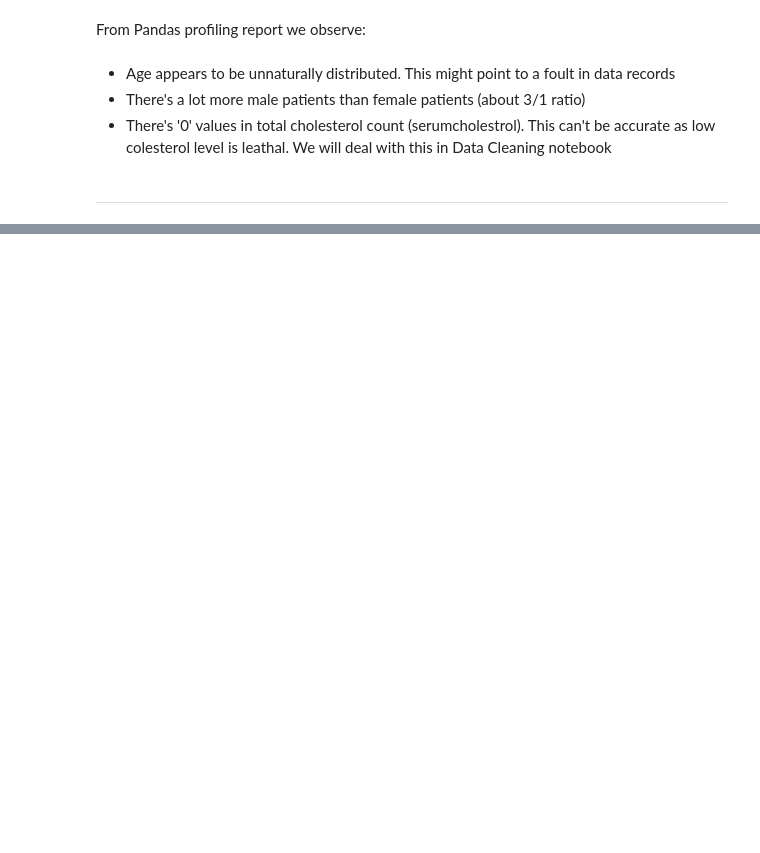
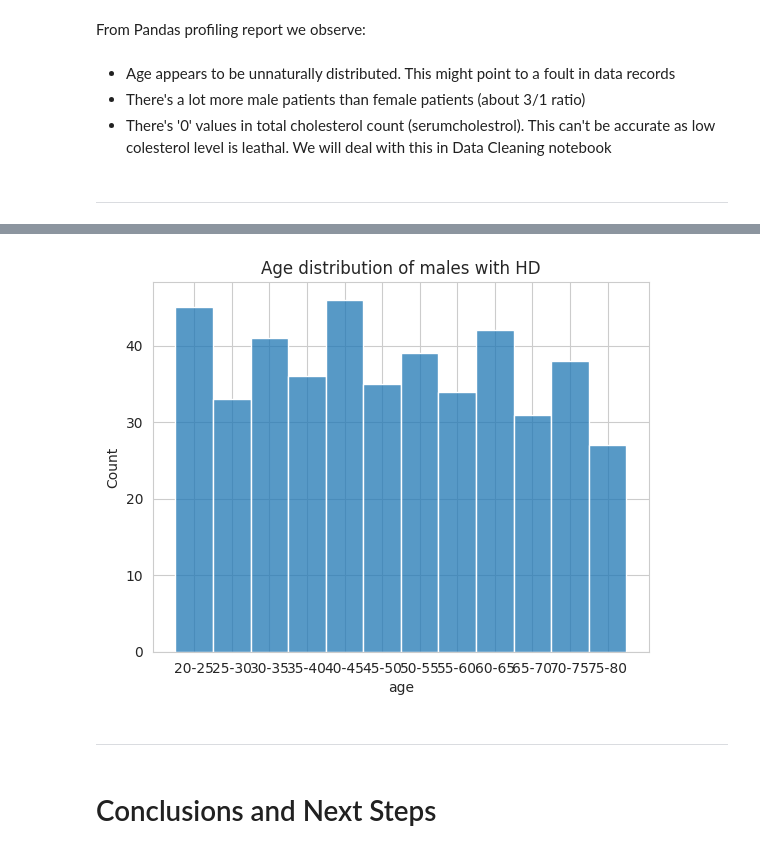
Before and after one commit to SimasJakubenas/cd-prediction-pp5, a Jupyter notebook: jupyter_notebooks/02 - Heart Disease Study.ipynb, the cells around one changed output, grey strips where cells are left out. Drawn from its saved outputs; the diff is of its cells as text; code cells hidden in the pictures; blank space fills up the shorter version.

```diff
--- a/jupyter_notebooks/02 - Heart Disease Study.ipynb
+++ b/jupyter_notebooks/02 - Heart Disease Study.ipynb
@@ -91,0 +200,7 @@ except Exception as e:
+# %%
+from feature_engine.discretisation import ArbitraryDiscretiser
+import numpy as np
+age_map = [-np.Inf, 25, 30, 35, 40, 45, 50, 55, 60, 65, 70, 75, np.Inf]
+disc = ArbitraryDiscretiser(binning_dict={'age': age_map})
+df_parallel = disc.fit_transform(df)
+df_parallel.head()
@@ -91,0 +220,14 @@ except Exception as e:
+# %%
+n_classes = len(age_map) - 1
+classes_ranges = disc.binner_dict_['age'][1:-1]
+
+labels_map = {}
+for n in range(0, n_classes):
+    if n == 0:
+        labels_map[n] = f"20-{classes_ranges[0]}"
+    elif n == n_classes-1:
+        labels_map[n] = f"{classes_ranges[-1]}-80"
+    else:
+        labels_map[n] = f"{classes_ranges[n-1]}-{classes_ranges[n]}"
+
+labels_map
@@ -91,0 +249,3 @@ except Exception as e:
+# %%
+df_parallel['age'] = df_parallel['age'].replace(labels_map)
+df_parallel.head()
@@ -91,0 +259,13 @@ except Exception as e:
+# %%
+df_age_hd = df_parallel[df_parallel['target'] == 1]
+df_male_age_hd = df_age_hd[df_age_hd['gender'] == 1]
+df_sorted_male_age = df_male_age_hd.sort_values(by=['age'], axis=0)
+sns.histplot(df_sorted_male_age['age'])
+plt.title('Age distribution of males with HD')
+plt.show()
+# %% [output]
+[figure, added]
+# %% [markdown]
+---
+# %% [markdown]
+# Conclusions and Next Steps
```
Also changed, not shown: parts of 28 cells of this notebook, 1 other file.
